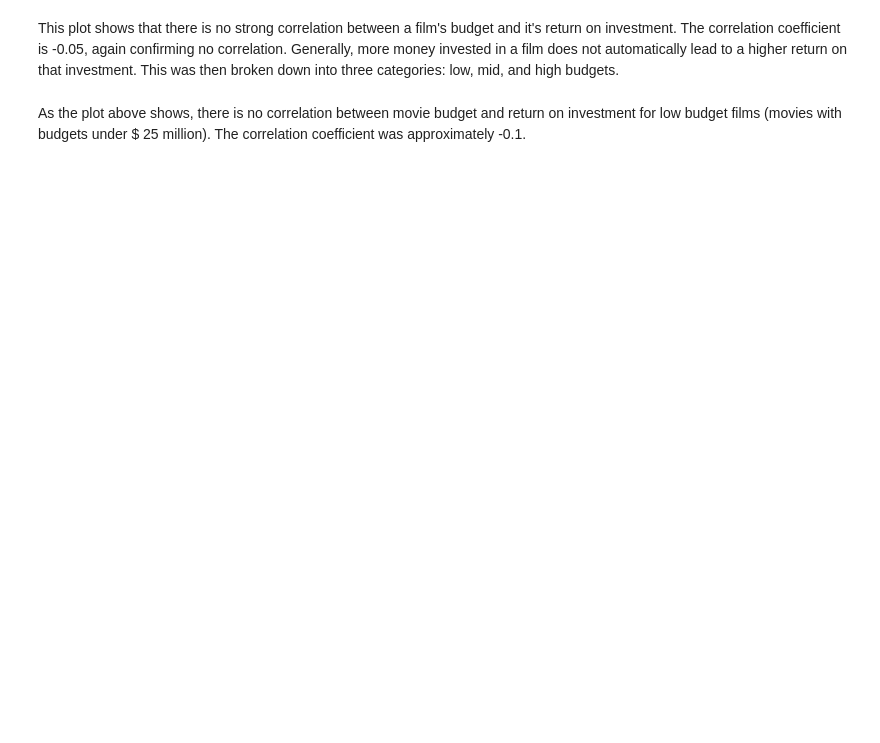
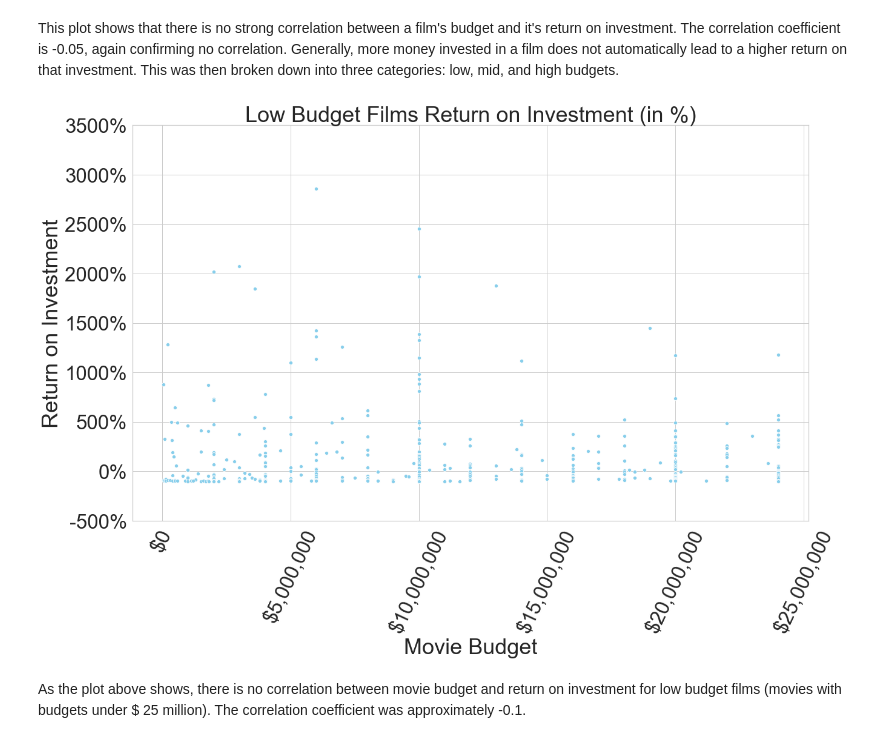
Before and after one commit to danvalen1/Film-Industry-Analysis, a Jupyter notebook: Project Walkthrough.ipynb, the cells around one changed output. Cells and saved outputs as stored; diff of their text form; code cells hidden in the pictures; blank space fills up the shorter version.

```diff
--- a/Project Walkthrough.ipynb
+++ b/Project Walkthrough.ipynb
@@ -102,2 +165,6 @@ LB_ROI_scatter(DataFrame)
+# %%
+cl.LB_ROI_scatter(clean_df)
+# %% [output]
+[figure, added]
 # %% [markdown]
 As the plot above shows, there is no correlation between movie budget and return on investment for low budget films (movies with budgets under $ 25 million). The correlation coefficient was approximately -0.1.
```
Also changed, not shown: parts of 22 cells of this notebook, 1 other file.
